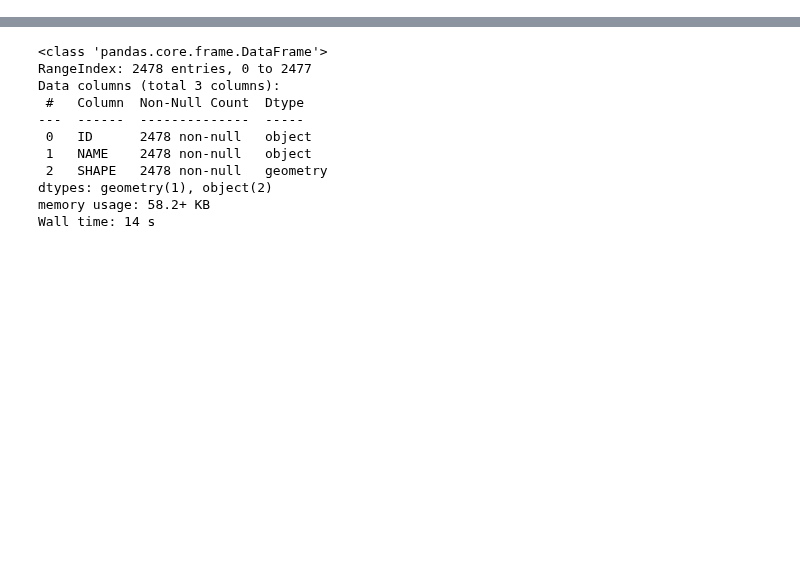
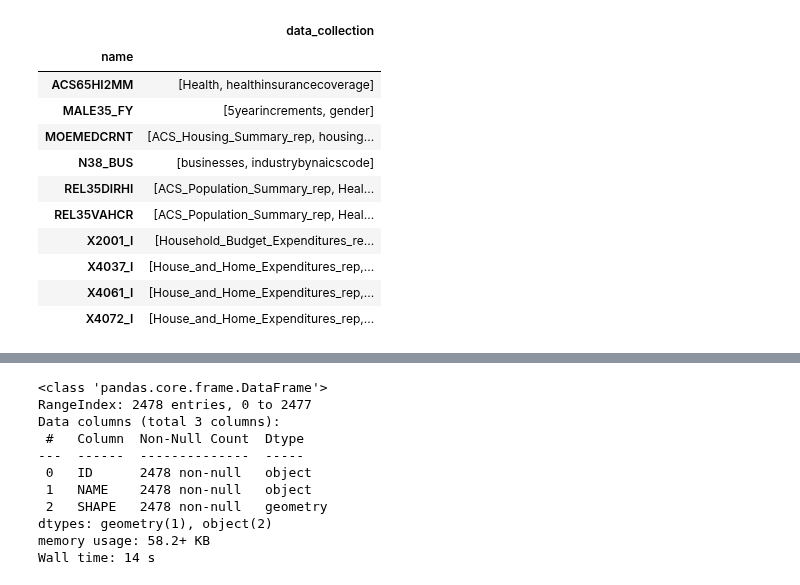
Before and after one commit to knu2xs/demographic-modeling, a Jupyter notebook: notebooks/stash/get-nearest.ipynb, the cells around one changed output, grey strips where cells are left out. Drawn from its saved outputs; the diff is of its cells as text; code cells hidden in the pictures; blank space fills up the shorter version.

```diff
--- a/notebooks/stash/get-nearest.ipynb
+++ b/notebooks/stash/get-nearest.ipynb
@@ -25,0 +48,20 @@ usa
+# %%
+groupby_column = 'name'
+aggregate_column = 'data_collection'
+
+agg_df = df.groupby(groupby_column).aggregate({aggregate_column: list})
+
+agg_df
+# %% [output]
+|  | data_collection |
+| name |  |
+| ACS65HI2MM | [Health, healthinsurancecoverage] |
+| MALE35_FY | [5yearincrements, gender] |
+| MOEMEDCRNT | [ACS_Housing_Summary_rep, housing... |
+| N38_BUS | [businesses, industrybynaicscode] |
+| REL35DIRHI | [ACS_Population_Summary_rep, Heal... |
+| REL35VAHCR | [ACS_Population_Summary_rep, Heal... |
+| X2001_I | [Household_Budget_Expenditures_re... |
+| X4037_I | [House_and_Home_Expenditures_rep,... |
+| X4061_I | [House_and_Home_Expenditures_rep,... |
+| X4072_I | [House_and_Home_Expenditures_rep,... |
```
Also changed, not shown: parts of 12 cells of this notebook, 9 other files.
